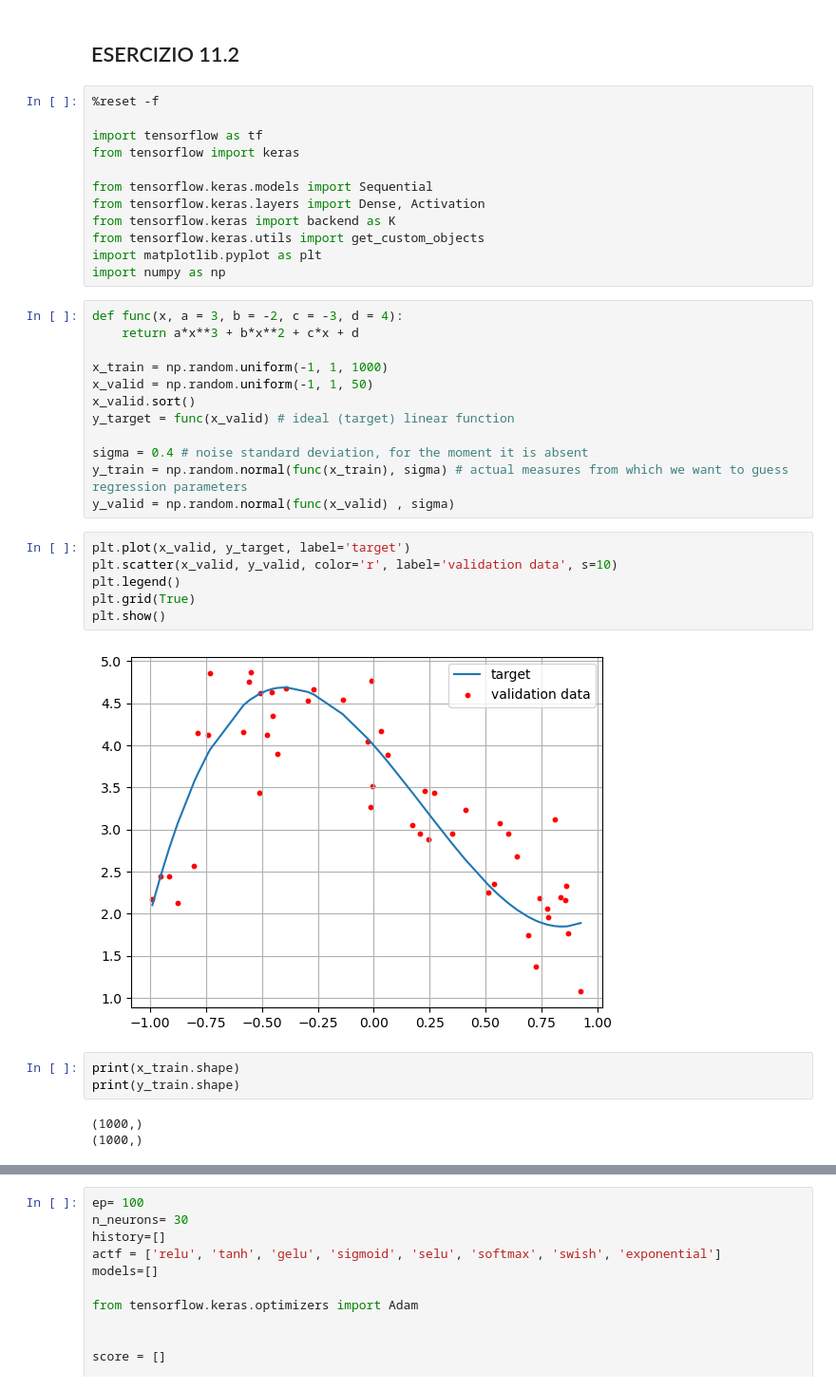
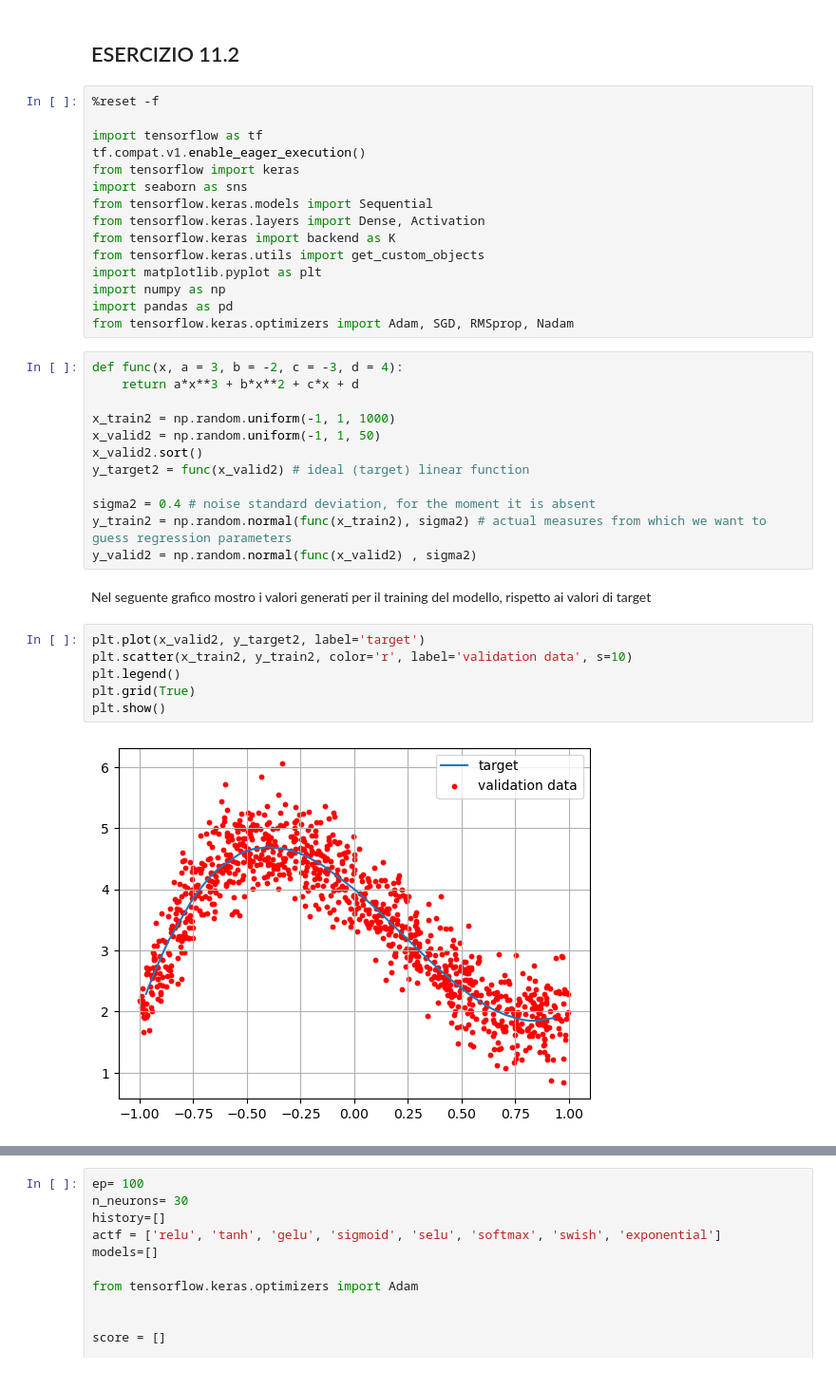
Before and after one commit to simonelance/labsimnum, a Jupyter notebook: Esercizi11/esercizio11.ipynb, the cells around one changed output, grey strips where cells are left out. Shown at 95% size. Cells and saved outputs as stored; diff of their text form.

```diff
--- a/Esercizi11/esercizio11.ipynb
+++ b/Esercizi11/esercizio11.ipynb
@@ -250,37 +247,36 @@ plt.show()
 %reset -f
 
 import tensorflow as tf
+tf.compat.v1.enable_eager_execution()
 from tensorflow import keras
-
+import seaborn as sns
 from tensorflow.keras.models import Sequential
 from tensorflow.keras.layers import Dense, Activation
 from tensorflow.keras import backend as K
 from tensorflow.keras.utils import get_custom_objects
 import matplotlib.pyplot as plt
 import numpy as np
+import pandas as pd
+from tensorflow.keras.optimizers import Adam, SGD, RMSprop, Nadam
 # %%
 def func(x, a = 3, b = -2, c = -3, d = 4):
     return a*x**3 + b*x**2 + c*x + d
 
-x_train = np.random.uniform(-1, 1, 1000)
-x_valid = np.random.uniform(-1, 1, 50)
-x_valid.sort()
-y_target = func(x_valid) # ideal (target) linear function
+x_train2 = np.random.uniform(-1, 1, 1000)
+x_valid2 = np.random.uniform(-1, 1, 50)
+x_valid2.sort()
+y_target2 = func(x_valid2) # ideal (target) linear function
 
-sigma = 0.4 # noise standard deviation, for the moment it is absent
-y_train = np.random.normal(func(x_train), sigma) # actual measures from which we want to guess regression parameters
-y_valid = np.random.normal(func(x_valid) , sigma)
+sigma2 = 0.4 # noise standard deviation, for the moment it is absent
+y_train2 = np.random.normal(func(x_train2), sigma2) # actual measures from which we want to guess regression parameters
+y_valid2 = np.random.normal(func(x_valid2) , sigma2)
+# %% [markdown]
+Nel seguente grafico mostro i valori generati per il training del modello, rispetto ai valori di target
 # %%
-plt.plot(x_valid, y_target, label='target')
-plt.scatter(x_valid, y_valid, color='r', label='validation data', s=10)
+plt.plot(x_valid2, y_target2, label='target')
+plt.scatter(x_train2, y_train2, color='r', label='validation data', s=10)
 plt.legend()
 plt.grid(True)
 plt.show()
 # %% [output]
-[figure, old version]
+[figure, new version]
-# %%
-print(x_train.shape)
-print(y_train.shape)
-# %% [output]
-(1000,)
-(1000,)
```
Also changed, not shown: parts of 33 cells of this notebook, 2 other files.
